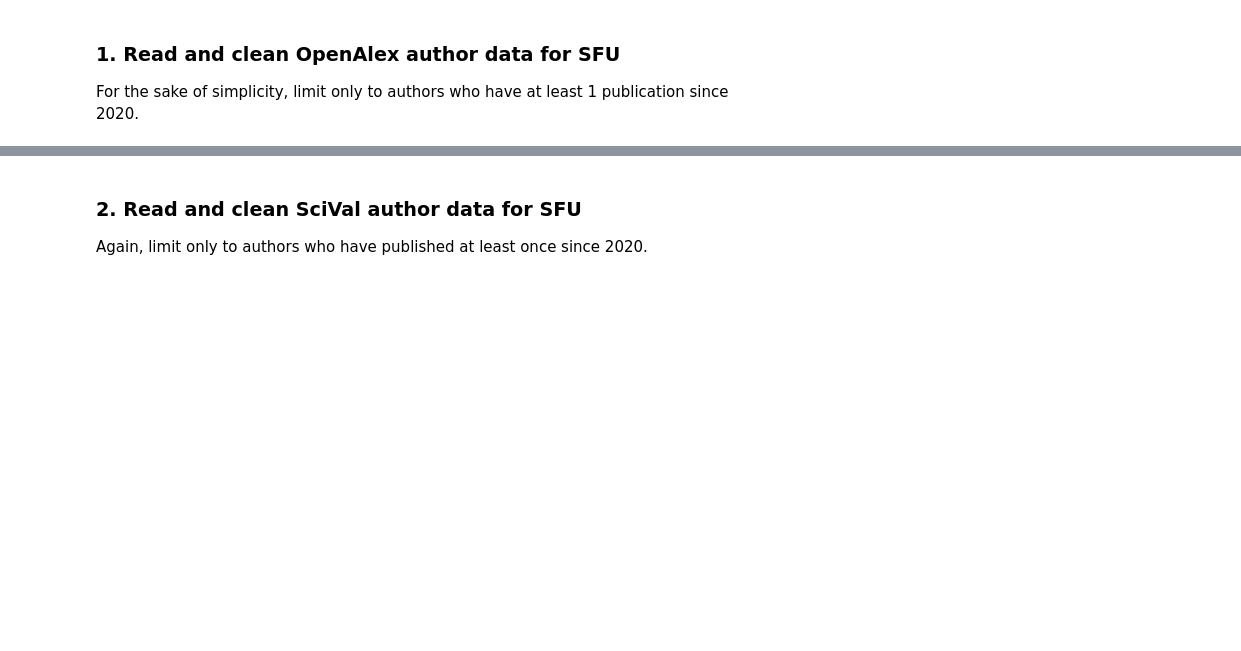
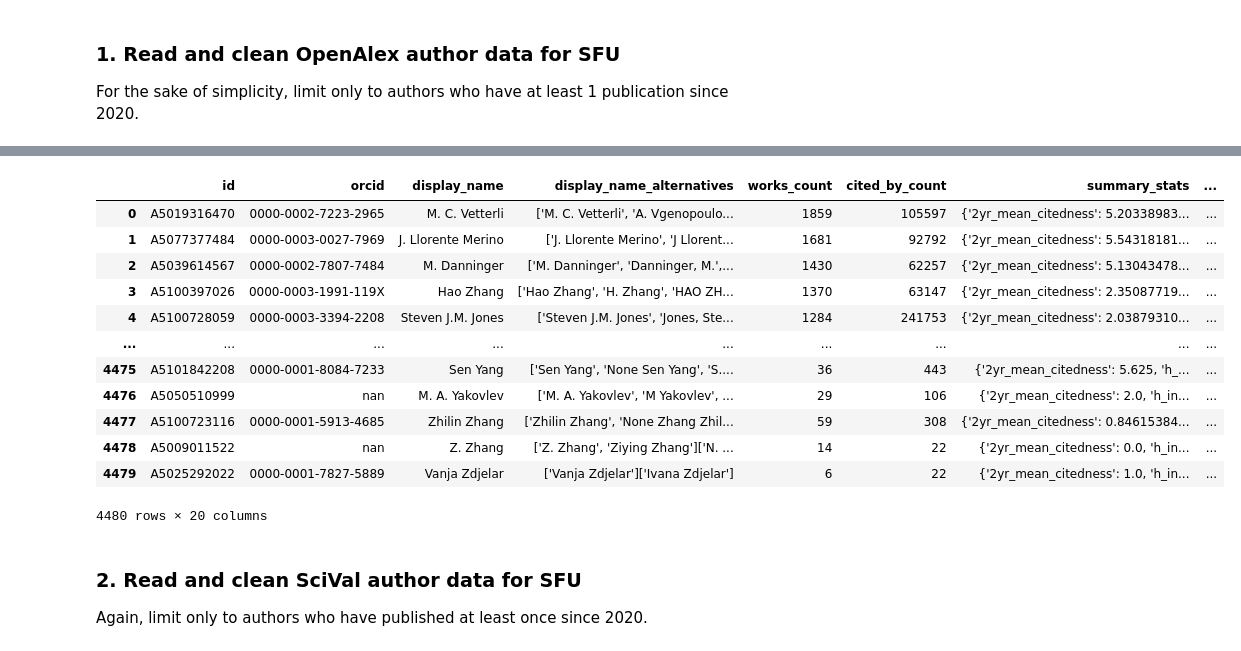
Before and after one commit to taniapoc/author_names, a Jupyter notebook: author_names.ipynb, the cells around one changed output, grey strips where cells are left out. Cells and saved outputs as stored; diff of their text form; code cells hidden in the pictures; blank space fills up the shorter version.

```diff
--- a/author_names.ipynb
+++ b/author_names.ipynb
@@ -32,20 +48,34 @@ oa_authors_raw.head()
 # %%
 # clean OpenAlex data
+
 oa_authors_clean = oa_authors_raw
 
+# check last year published and number of publications
 oa_authors_clean['counts_clean'] = oa_authors_clean['counts_by_year'].apply(lambda x: ast.literal_eval(x))
 oa_authors_clean['latest_year'] = oa_authors_clean['counts_clean'].apply(lambda x: x[-1]['year']) # -1 index grabs last year
 oa_authors_clean['pubs_in_latest_yr'] = oa_authors_clean['counts_clean'].apply(lambda x: x[-1]['works_count'])
 
-oa_authors_clean = oa_authors_clean.drop(columns=['x_concepts', 'counts_by_year', 'updated_date', 'created_date'])
+# get rid of unnecessary cols
+oa_authors_clean = oa_authors_clean.drop(columns=['topic_share', 'x_concepts', 'counts_by_year', 'updated_date', 'created_date'])
 
+# save only authors who have published since 2020
 oa_authors_old = oa_authors_clean[oa_authors_clean['latest_year'] < 2020].reset_index().drop(columns=['index']) # keep for future reference if necessary
 oa_authors_clean = oa_authors_clean[oa_authors_clean['latest_year'] >= 2020].reset_index().drop(columns=['index']) # update clean table
 
+# clean id col
 oa_authors_clean['id'] = oa_authors_clean['id'].apply(lambda x: x.lstrip('https://openalex.org/'))
 oa_authors_clean['orcid'] = oa_authors_clean['orcid'].apply(lambda x: str(x).lstrip('https://orcid.org/'))
 
+# deal with names
+oa_authors_clean['name_raw'] = oa_authors_clean['display_name'].apply(lambda x: str(x).replace('.', '').replace("'", "").strip(' ').lower())
+oa_authors_clean['last_name'] = oa_authors_clean['name_raw'].apply(lambda x: str(x).split(' ')[-1])
+oa_authors_clean['last_init'] = oa_authors_clean['last_name'].apply(lambda x: str(x)[0])
+oa_authors_clean['first_names'] = oa_authors_clean['name_raw'].apply(lambda x: str(str(x).split(' ')[0:-1]))
+oa_authors_clean['potential_matches'] = [[] for _ in range(len(oa_authors_clean))]
+
+# testing
 print(oa_authors_clean['counts_clean'][1][-1]['year'])
 print(oa_authors_clean['latest_year'].unique())
 print(oa_authors_clean['pubs_in_latest_yr'].unique())
+
 oa_authors_clean
@@ -70,0 +347,25 @@ oa_authors_clean
+# %%
+# Build adjacency list
+graph = defaultdict(set)
+
+for _, row in matches.iterrows():
+    graph[row['id1']].add(row['id2'])
+    graph[row['id2']].add(row['id1'])
+
+
+visited = set()
+groups = []
+
+for node in graph:
+    if node not in visited:
+        stack = [node]
+        component = []
+
+        while stack:
+            current = stack.pop()
+            if current not in visited:
+                visited.add(current)
+                component.append(current)
+                stack.extend(graph[current] - visited)
+
+        groups.append(component)
@@ -71,3 +464,19 @@ oa_authors_clean
+# %%
+oa_authors_deduplicated_2
+# %% [output]
+|  | id | orcid | display_name | display_name_alternatives | works_count | cited_by_count | summary_stats | ... |
+| 0 | A5019316470 | 0000-0002-7223-2965 | M. C. Vetterli | ['M. C. Vetterli', 'A. Vgenopoulo... | 1859 | 105597 | {'2yr_mean_citedness': 5.20338983... | ... |
+| 1 | A5077377484 | 0000-0003-0027-7969 | J. Llorente Merino | ['J. Llorente Merino', 'J Llorent... | 1681 | 92792 | {'2yr_mean_citedness': 5.54318181... | ... |
+| 2 | A5039614567 | 0000-0002-7807-7484 | M. Danninger | ['M. Danninger', 'Danninger, M.',... | 1430 | 62257 | {'2yr_mean_citedness': 5.13043478... | ... |
+| 3 | A5100397026 | 0000-0003-1991-119X | Hao Zhang | ['Hao Zhang', 'H. Zhang', 'HAO ZH... | 1370 | 63147 | {'2yr_mean_citedness': 2.35087719... | ... |
+| 4 | A5100728059 | 0000-0003-3394-2208 | Steven J.M. Jones | ['Steven J.M. Jones', 'Jones, Ste... | 1284 | 241753 | {'2yr_mean_citedness': 2.03879310... | ... |
+| ... | ... | ... | ... | ... | ... | ... | ... | ... |
+| 4475 | A5101842208 | 0000-0001-8084-7233 | Sen Yang | ['Sen Yang', 'None Sen Yang', 'S.... | 36 | 443 | {'2yr_mean_citedness': 5.625, 'h_... | ... |
+| 4476 | A5050510999 | nan | M. A. Yakovlev | ['M. A. Yakovlev', 'M Yakovlev', ... | 29 | 106 | {'2yr_mean_citedness': 2.0, 'h_in... | ... |
+| 4477 | A5100723116 | 0000-0001-5913-4685 | Zhilin Zhang | ['Zhilin Zhang', 'None Zhang Zhil... | 59 | 308 | {'2yr_mean_citedness': 0.84615384... | ... |
+| 4478 | A5009011522 | nan | Z. Zhang | ['Z. Zhang', 'Ziying Zhang']['N. ... | 14 | 22 | {'2yr_mean_citedness': 0.0, 'h_in... | ... |
+| 4479 | A5025292022 | 0000-0001-7827-5889 | Vanja Zdjelar | ['Vanja Zdjelar']['Ivana Zdjelar'] | 6 | 22 | {'2yr_mean_citedness': 1.0, 'h_in... | ... |
+4480 rows × 20 columns
 # %% [markdown]
 ### 2. Read and clean SciVal author data for SFU
 
```
Also changed, not shown: parts of 18 cells of this notebook, 25 other files.
